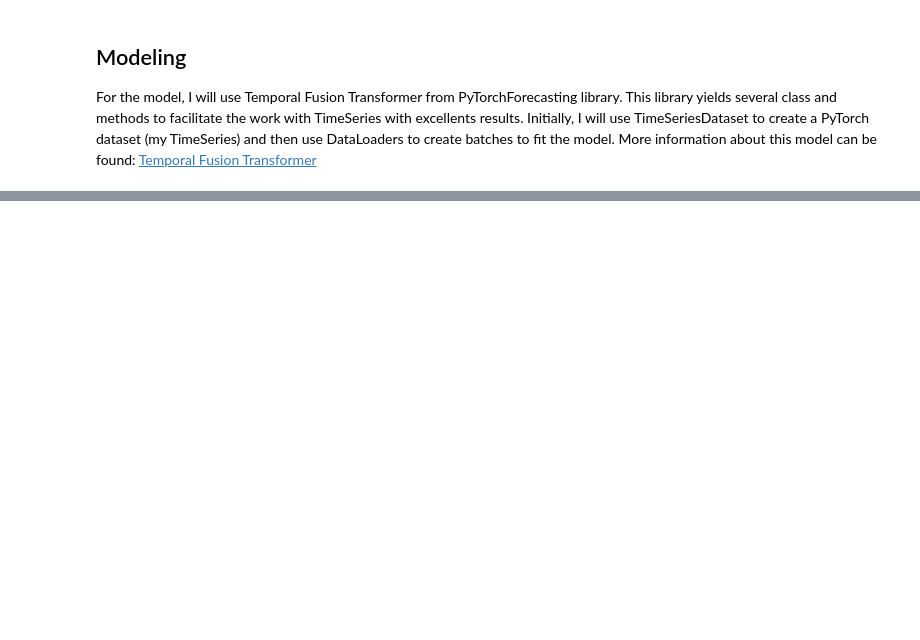
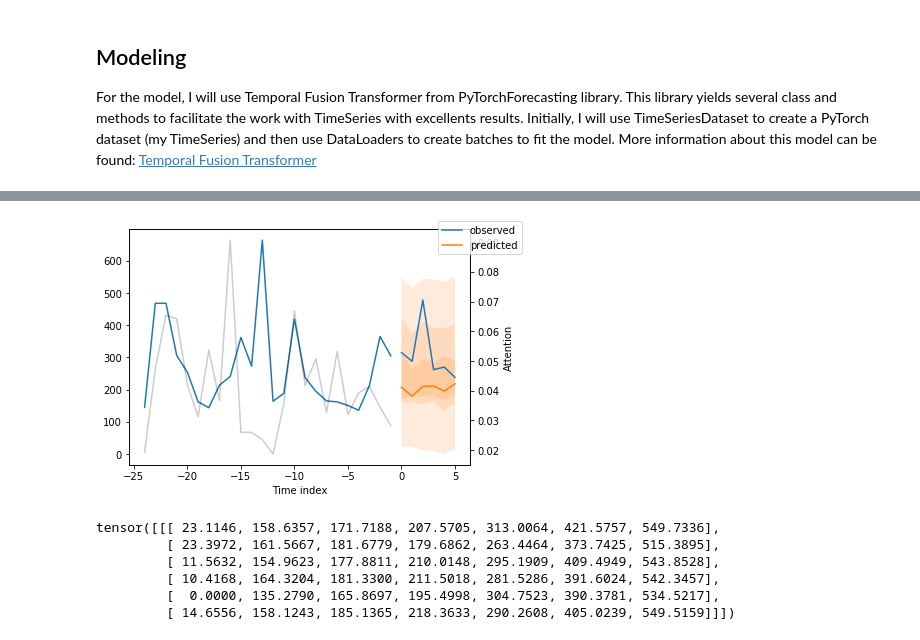
Before and after one commit to brosales8/sales_forecasting, a Jupyter notebook: TemporalFusionTransformer.ipynb, the cells around one changed output, grey strips where cells are left out. Drawn from its saved outputs; the diff is of its cells as text; code cells hidden in the pictures; blank space fills up the shorter version.

```diff
--- a/TemporalFusionTransformer.ipynb
+++ b/TemporalFusionTransformer.ipynb
@@ -43,15 +49,18 @@ training_cutoff = data["time_idx"].max() - max_prediction_length
 training = TimeSeriesDataSet(
     data[lambda x: x.time_idx <= training_cutoff],
     time_idx="time_idx",
-    target="quantity_scaled",
+    target="quantity",
     #     categorical_encoders={"series": NaNLabelEncoder().fit(data.series)},
-    group_ids=["group_ids"],
+    group_ids=["item_code","group_ids"],
     # only unknown variable is "value" - and N-Beats can also not take any additional variables
-    time_varying_unknown_reals=["quantity_scaled"],
     min_encoder_length=max_encoder_length,
     max_encoder_length=max_encoder_length,
     min_prediction_length=max_prediction_length,
-    max_prediction_length=max_prediction_length
+    max_prediction_length=max_prediction_length,
+    static_categoricals=['item_code','group_ids'],
+    time_varying_known_categoricals=["month"],
+    time_varying_known_reals=["time_idx", "avg_price_scaled"],
+    time_varying_unknown_reals=['quantity','avg_price_scaled','min_temp_scaled','max_temp_scaled']
 )
 
 # validation = TimeSeriesDataSet.from_dataset(training, data, min_prediction_idx=training_cutoff + 1)
@@ -78,16 +151,16 @@ tensor(0.1511)
 # Training the model (TemporalFusionTransformer)
 
 # configure network and trainer
-early_stop_callback = EarlyStopping(monitor="val_loss", min_delta=1e-4, patience=10, verbose=True, mode="min")
+early_stop_callback = EarlyStopping(monitor="val_loss", min_delta=1e-4, patience=10, verbose=False, mode="min")
 lr_logger = LearningRateMonitor()  # log the learning rate
 logger = TensorBoardLogger("lightning_logs")  # logging results to a tensorboard
 
-trainer = pl.Trainer(max_epochs=10,
+trainer = pl.Trainer(max_epochs=50,
                      min_epochs=5,
                      gpus=0,
                      weights_summary="top",
                      gradient_clip_val=0.1,
-                     limit_train_batches= 200,  # coment in for training, running valiation every 30 batches
+                     limit_train_batches= 50,  # coment in for training, running valiation every 30 batches
                      # fast_dev_run=True,  # comment in to check that network or dataset has no serious bugs
                      #     callbacks=[lr_logger, early_stop_callback],
                      logger=logger
@@ -95,14 +168,13 @@ trainer = pl.Trainer(max_epochs=10,
 
 
 tft_model = TemporalFusionTransformer.from_dataset(training,
-                                                   learning_rate=5.88e-06,
+                                                   learning_rate=0.040,
                                                    hidden_size=20,
                                                    attention_head_size=1,
                                                    dropout=0.2,
                                                    hidden_continuous_size=8,
-                                                   #     output_size=7,  # 7 quantiles by default
-                                                   loss=MAPE(),
-                                                   #     loss=
+                                                   output_size=7,  # 7 quantiles by default
+                                                   loss=QuantileLoss(),
                                                    log_interval=10,  # uncomment for learning rate finder and otherwise, e.g. to 10 for logging every 10 batches
                                                    reduce_on_plateau_patience=4
                                                   )
@@ -159,5 +257,19 @@ best_tft_model.plot_interpretation(interpretation)
-# %%
-X, y = next(iter(val_dataloader))
-predictions, x = best_tft_model.predict(val_dataloader, return_x=True)
-predictions_vs_actuals = best_tft_model.calculate_prediction_actual_by_variable(x, predictions)
-best_tft_model.plot_prediction_actual_by_variable(predictions_vs_actuals);
+# %%
+# Predict on Select data
+raw_prediction, x = best_tft_model.predict(
+    training.filter(lambda x: (x.item_code == "70208") & (x.time_idx_first_prediction == 24)),
+    mode="raw",
+    return_x=True,
+)
+best_tft_model.plot_prediction(x, raw_prediction, idx=0);
+# %% [output]
+[figure, added]
+# %%
+raw_prediction['prediction']
+# %% [output]
+tensor([[[ 23.1146, 158.6357, 171.7188, 207.5705, 313.0064, 421.5757, 549.7336],
+         [ 23.3972, 161.5667, 181.6779, 179.6862, 263.4464, 373.7425, 515.3895],
+         [ 11.5632, 154.9623, 177.8811, 210.0148, 295.1909, 409.4949, 543.8528],
+         [ 10.4168, 164.3204, 181.3300, 211.5018, 281.5286, 391.6024, 542.3457],
+         [  0.0000, 135.2790, 165.8697, 195.4998, 304.7523, 390.3781, 534.5217],
+         [ 14.6556, 158.1243, 185.1365, 218.3633, 290.2608, 405.0239, 549.5159]]])
```
Also changed, not shown: parts of 13 cells of this notebook.
